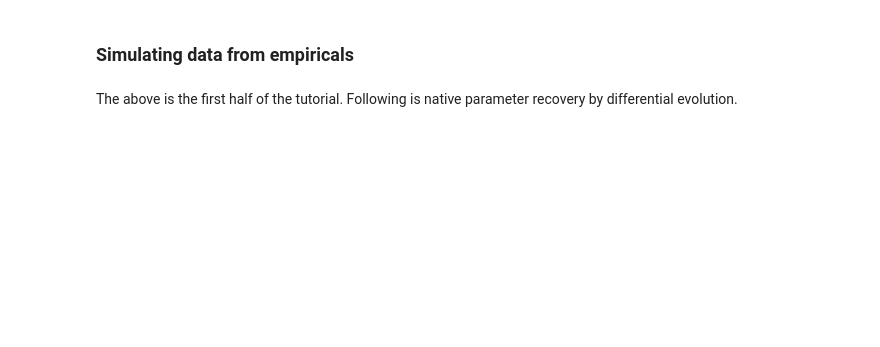
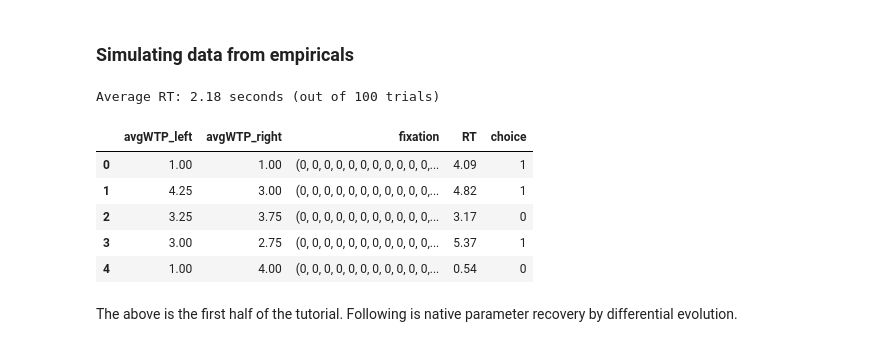
Before and after one commit to Hehesh/DDM, a Jupyter notebook: addm_tutorial.ipynb, the cells around one changed output. Cells and saved outputs as stored; diff of their text form; code cells hidden in the pictures; blank space fills up the shorter version.

Commit message:
Attempted simulation with pre-truncation fixations and lower drift

```diff
--- a/addm_tutorial.ipynb
+++ b/addm_tutorial.ipynb
@@ -84,24 +100,32 @@ for idx, r in trials.iterrows():
 # %%
 from simulation import simulate
 import pyddm
 
-model_conditions = {'drift_rate': 0.8, 'theta': 0.5, 'noise': 0.6}
+model_conditions = {'drift_rate': 0.3, 'theta': 0.5, 'noise': 0.6}
 
 results_df = simulate(dt, model_conditions, trials_dict, seed=seed, save_results=False)
 # results_df['sub_id'] = f'seed{seed}_subjects{size}_sim'
 # results_df['trial'] = range(1, len(trials_clean) + 1)
 # results_df = results_df.rename(columns={'fixation': 'fix_sequence'})
 results_df = results_df.drop(columns = ['trajectory'])
 
 sample = pyddm.Sample.from_pandas_dataframe(
     results_df,
     choice_column_name="choice",
     rt_column_name="RT",
     choice_names=("left", "right")
 )
 
 print(f'Average RT: {results_df["RT"].mean():.2f} seconds (out of {len(results_df)} trials)')
 results_df.head()
+# %% [output]
+Average RT: 2.18 seconds (out of 100 trials)
+|  | avgWTP_left | avgWTP_right | fixation | RT | choice |
+| 0 | 1.00 | 1.00 | (0, 0, 0, 0, 0, 0, 0, 0, 0, 0, 0,... | 4.09 | 1 |
+| 1 | 4.25 | 3.00 | (0, 0, 0, 0, 0, 0, 0, 0, 0, 0, 0,... | 4.82 | 1 |
+| 2 | 3.25 | 3.75 | (0, 0, 0, 0, 0, 0, 0, 0, 0, 0, 0,... | 3.17 | 0 |
+| 3 | 3.00 | 2.75 | (0, 0, 0, 0, 0, 0, 0, 0, 0, 0, 0,... | 5.37 | 1 |
+| 4 | 1.00 | 4.00 | (0, 0, 0, 0, 0, 0, 0, 0, 0, 0, 0,... | 0.54 | 0 |
 # %% [markdown]
 The above is the first half of the tutorial. Following is native parameter recovery by differential evolution.
 # %%
```
Also changed, not shown: parts of 2 cells of this notebook.
